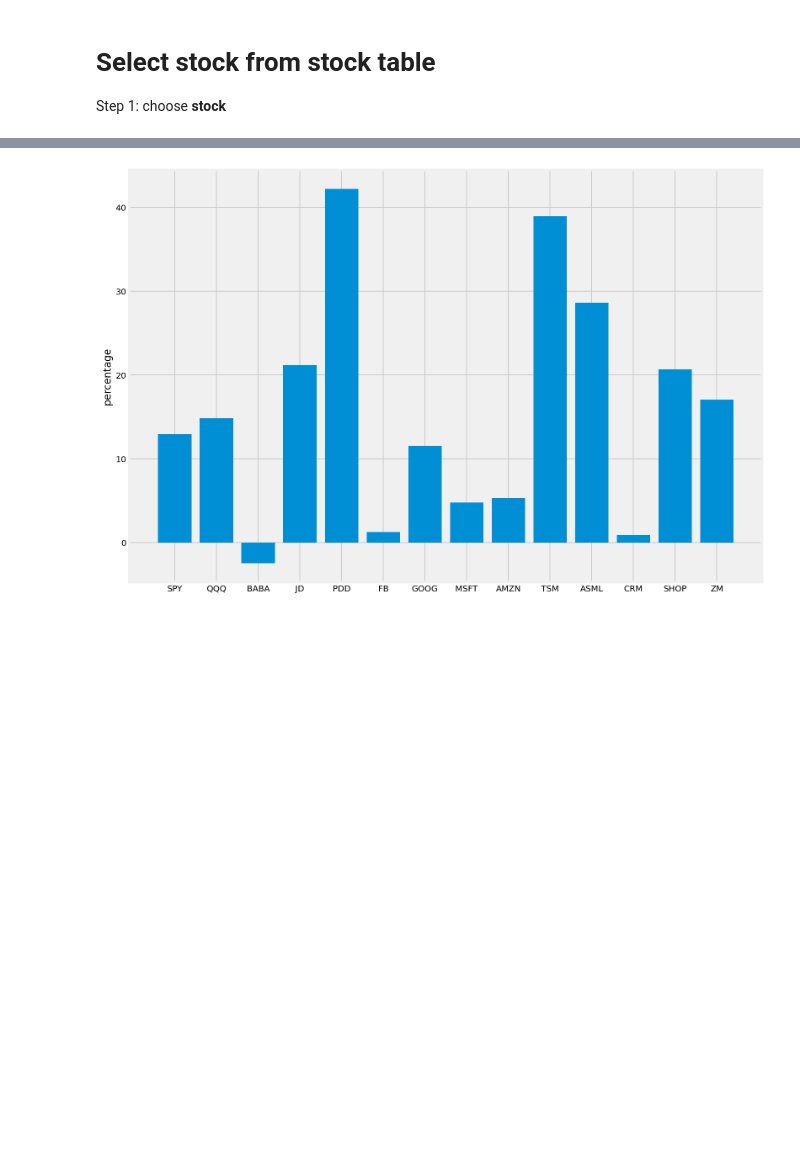
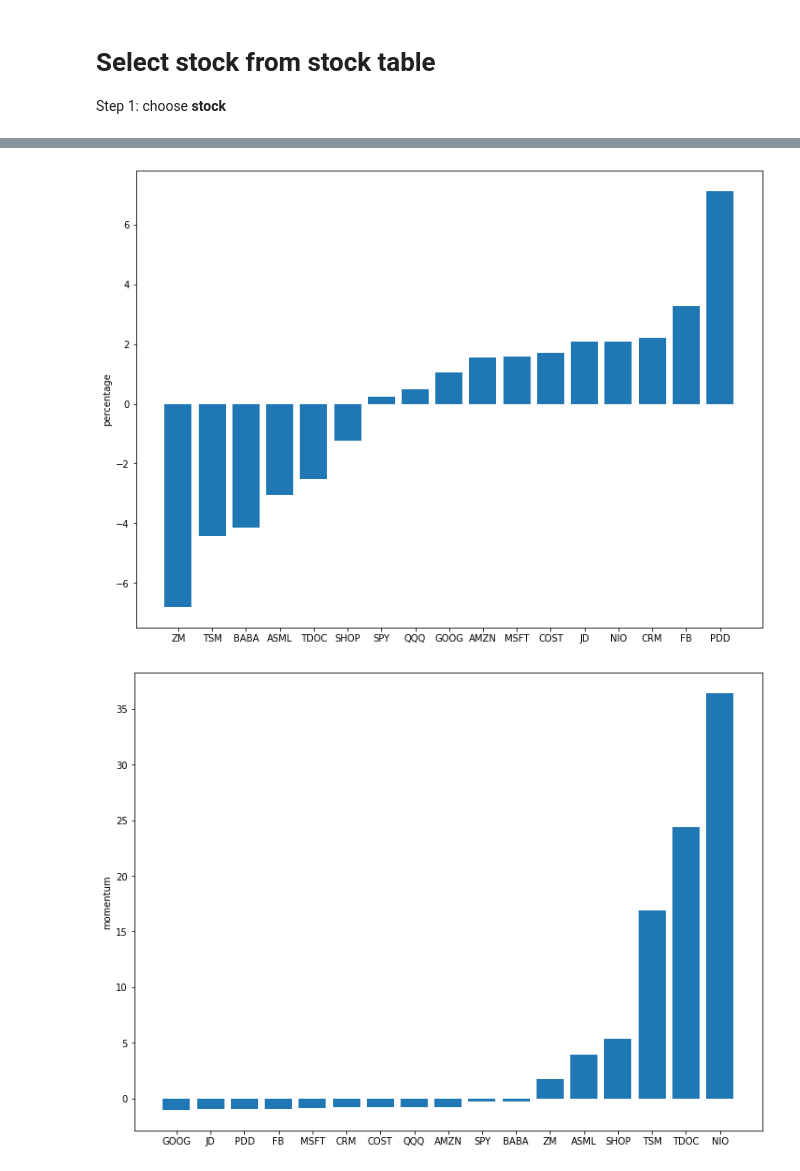
Before and after one commit to maxwillzq/algoTrading, a Jupyter notebook: Portfolio_Optimization_Algo_Trading.ipynb, the cells around one changed output, grey strips where cells are left out. Cells and saved outputs as stored; diff of their text form; code cells hidden in the pictures; blank space fills up the shorter version.

Commit message:
Add TDOC/ZM/NIO

```diff
--- a/Portfolio_Optimization_Algo_Trading.ipynb
+++ b/Portfolio_Optimization_Algo_Trading.ipynb
@@ -135,9 +153,9 @@ def indicator_1(df, param={}):
 # %% [markdown]
 ## Stock data trend review
 # %%
-stock_name = "MSFT"
+stock_name = "TSM"
 end = dt.datetime.now()
-start = dt.datetime(end.year - 3, end.month, end.day)
+start = dt.datetime(end.year - 1, end.month, end.day)
 df = read_stock_data_to_df(stock_name, start=start, end=end)
 print(df.describe())
 # %% [output]
@@ -188,20 +207,21 @@ result = {}
 for stock_name in stock_name_list:
   df = read_stock_data_to_df(stock_name,start, end)
   df['indicator_1'] =  indicator_1(df)
-  df['indicator_2'] = rolling(90).apply(momentum, raw=False)
+  print(df.head())
+  df['indicator_2'] =  indicator_2(df)
   result[stock_name] = df
 
 fig, ax = plt.subplots(figsize=(12,9))
 for stock_name in stock_name_list:
   ax.plot(result[stock_name]['indicator_1'], label=stock_name)
-  print(stock_name, ",",  result[stock_name]['indicator_1'].iloc[-1])
+  print(stock_name, "indicator_1,",  result[stock_name]['indicator_1'].iloc[-1])
 legend = ax.legend(loc='upper left', shadow=True, fontsize='x-large')
 plt.show()
 
 fig, ax = plt.subplots(figsize=(12,9))
 for stock_name in stock_name_list:
   ax.plot(result[stock_name]['indicator_2'], label=stock_name)
-  print(stock_name, ",",  result[stock_name]['indicator_1'].iloc[-1])
+  print(stock_name, ":indicator_2,",  result[stock_name]['indicator_2'].iloc[-1])
 legend = ax.legend(loc='upper left', shadow=True, fontsize='x-large')
 plt.show()
 # %% [output]
@@ -215,0 +250,3 @@ QQQ , 2.9072698499309393
+# %%
+df = result['JD']
+draw_regular_plot(df)
@@ -216,23 +255,38 @@ QQQ , 2.9072698499309393
 # %%
-stock_name_list = ['SPY', 'QQQ', 'BABA', 'JD', 'PDD', 'FB', 'GOOG', 'MSFT', 'AMZN','TSM', 'ASML', 'CRM', 'SHOP', 'ZM']
+stock_name_list = ['TDOC', 'NIO', 'COST','SPY', 'QQQ', 'BABA', 'JD', 'PDD', 'FB', 'GOOG', 'MSFT', 'AMZN','TSM', 'ASML', 'CRM', 'SHOP', 'ZM']
 end = dt.datetime.now()
-start = dt.datetime(end.year - 2, end.month, end.day)
+start = dt.datetime(end.year - 3, end.month, end.day)
 result = {}
 for stock_name in stock_name_list:
   df = read_stock_data_to_df(stock_name,start, end)
-  df['indicator_1'] =  (df['Adj Close'] - df['Adj Close'].rolling(200).mean())/df['Adj Close'] * 100
-  df['momentum'] = momentum(df)
+  df['indicator_1'] =  indicator_1(df, {"MA": 10})
+  df['indicator_2'] =  indicator_2(df, {"MA": 10})
   result[stock_name] = df
 
-indicator_1 = {}
-for stock_name in stock_name_list:
-  indicator_1[stock_name] = result[stock_name]['indicator_1'].iloc[-1]
-  indicator_2[stock_name] = result[stock_name]['momentum'].iloc[-1]
+plt.figure(figsize=(12,9))
+stock_name_list.sort(key=lambda x:result[x]['indicator_1'].iloc[-1])
+plt.bar(range(len(stock_name_list)), [result[stock_name]['indicator_1'].iloc[-1] for stock_name in stock_name_list], align='center')
+plt.xticks(range(len(stock_name_list)), stock_name_list)
+plt.ylabel("percentage")
+plt.show()
 
 plt.figure(figsize=(12,9))
-plt.bar(range(len(indicator_1)), list(indicator_1.values()), align='center')
-plt.xticks(range(len(indicator_1)), list(indicator_1.keys()))
-plt.ylabel("percentage")
+stock_name_list.sort(key=lambda x:result[x]['indicator_2'].iloc[-1])
+plt.bar(range(len(stock_name_list)), [result[stock_name]['indicator_2'].iloc[-1] for stock_name in stock_name_list], align='center')
+plt.xticks(range(len(stock_name_list)), stock_name_list)
+plt.ylabel("momentum")
 plt.show()
+
+for stock_name in stock_name_list:
+  print(stock_name, " ", result[stock_name]['indicator_2'].iloc[-1])
+
+
+plt.figure(figsize=(12,9))
+stock_name_list.sort(key=lambda x:result[x]['indicator_2'].iloc[-1] + result[x]['indicator_1'].iloc[-1] )
+plt.bar(range(len(stock_name_list)), [result[stock_name]['indicator_2'].iloc[-1] + result[stock_name]['indicator_1'].iloc[-1] for stock_name in stock_name_list], align='center')
+plt.xticks(range(len(stock_name_list)), stock_name_list)
+plt.ylabel("score")
+plt.show()
 # %% [output]
-[figure, old version]
+[figure, new version]
+[figure, added]
```
Also changed, not shown: parts of 8 cells of this notebook.
